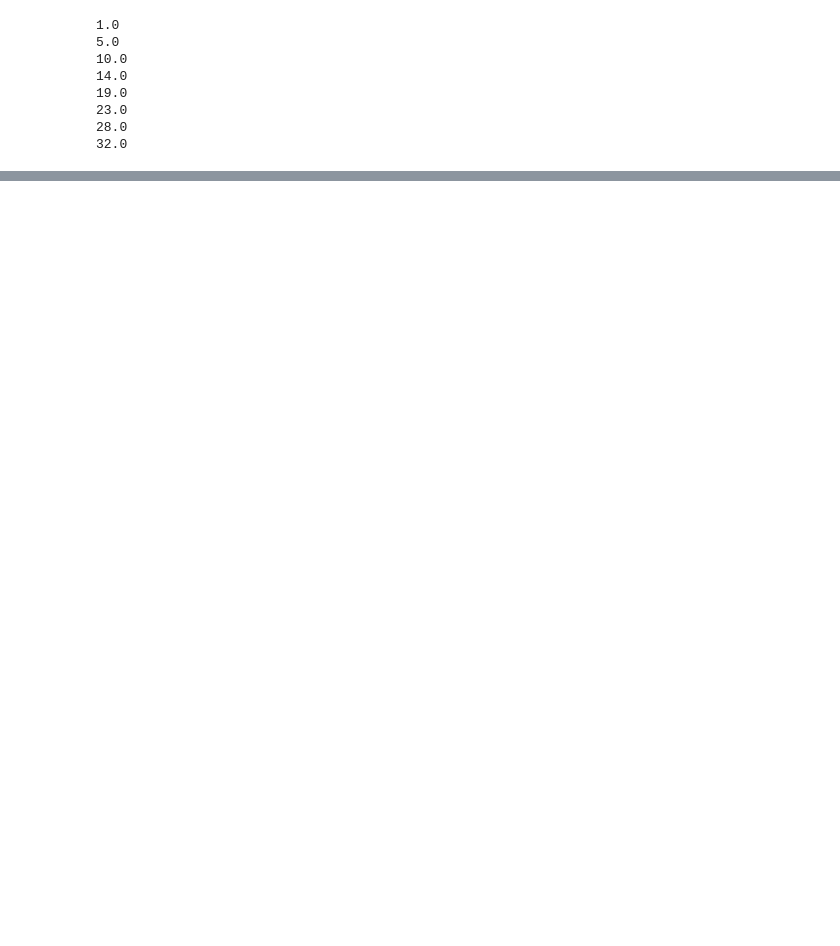
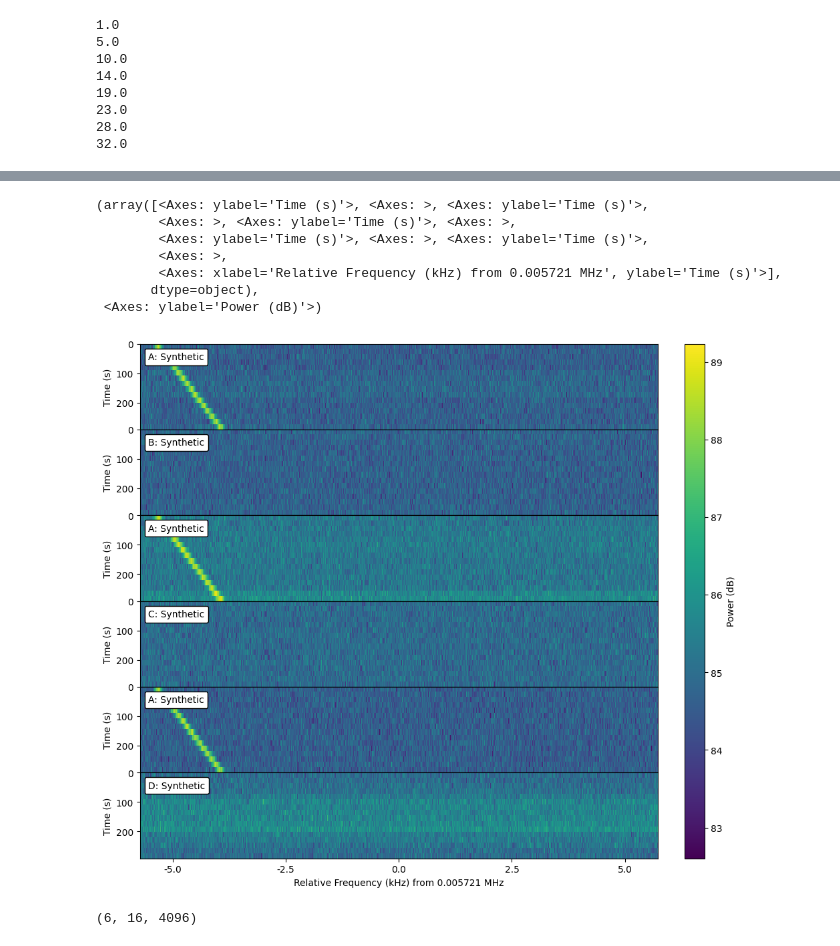
Before and after one commit to kaimul19/BreakthroughAutoencoder, a Jupyter notebook: Setigen_Cadence_Test.ipynb, the cells around one changed output, grey strips where cells are left out. Saved outputs shown, nothing was run; the diff lists cells and outputs as text; code cells hidden in the pictures; blank space fills up the shorter version.

Commit message:
random additions to test folder

```diff
--- a/Setigen_Cadence_Test.ipynb
+++ b/Setigen_Cadence_Test.ipynb
@@ -171,0 +182,18 @@ plt.plot(test_times, times)
+# %%
+c2 = stg.Cadence()
+frame_list2 = np.empty(6, dtype=object)
+for i in range(6):
+    frame = stg.Frame.from_data(df=2.7939677238464355*u.Hz,
+                            dt=18.25361108*u.s,
+                            fch1=0*u.MHz,
+                            ascending = True,
+                            data=test_data[0,i])
+    frame_list2[i] = frame
+    # del frame
+    # gc.collect()
+
+
+
+c2 = stg.OrderedCadence(frame_list2, order = "ABACAD")
+c2.plot()
+plt.show()
@@ -171,0 +221,18 @@ plt.plot(test_times, times)
+# %%
+c = stg.Cadence()
+frame_list = []
+for i in range(6):
+    frame = stg.Frame.from_data(df=2.7939677238464355*u.Hz,
+                            dt=18.25361108*u.s,
+                            fch1=0*u.MHz,
+                            ascending = True,
+                            data=test_data[0,i])
+    frame_list.append(frame)
+    # del frame
+    # gc.collect()
+
+
+
+c = stg.OrderedCadence(frame_list, order = "ABACAD")
+c.plot()
+plt.show()
@@ -171,0 +241,18 @@ plt.plot(test_times, times)
+# %%
+c.by_label("A").add_signal(stg.constant_path(f_start=c[0].get_frequency(index=128),
+                               drift_rate=5*u.Hz/u.s),
+                           stg.constant_t_profile(level=c[0].get_intensity(snr=60)),
+                           stg.sinc2_f_profile(width=100*c[0].df*u.Hz),
+                           stg.constant_bp_profile(level=1),
+                           doppler_smearing=True)
+fig = plt.figure(figsize=(10, 10))
+c.plot()
+# %% [output]
+(array([<Axes: ylabel='Time (s)'>, <Axes: >, <Axes: ylabel='Time (s)'>,
+        <Axes: >, <Axes: ylabel='Time (s)'>, <Axes: >,
+        <Axes: ylabel='Time (s)'>, <Axes: >, <Axes: ylabel='Time (s)'>,
+        <Axes: >,
+        <Axes: xlabel='Relative Frequency (kHz) from 0.005721 MHz', ylabel='Time (s)'>],
+       dtype=object),
+ <Axes: ylabel='Power (dB)'>)
+[figure, added]
@@ -171,0 +261,4 @@ plt.plot(test_times, times)
+# %%
+test.shape
+# %% [output]
+(6, 16, 4096)
```
Also changed, not shown: parts of 23 cells of this notebook.
